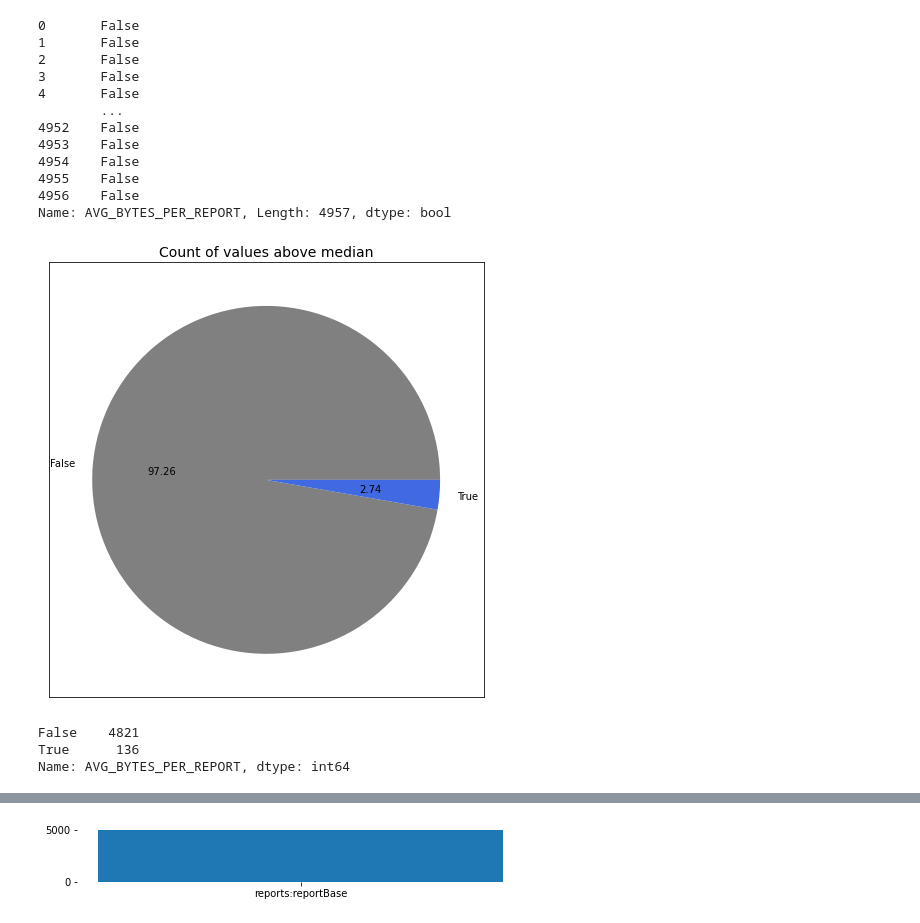
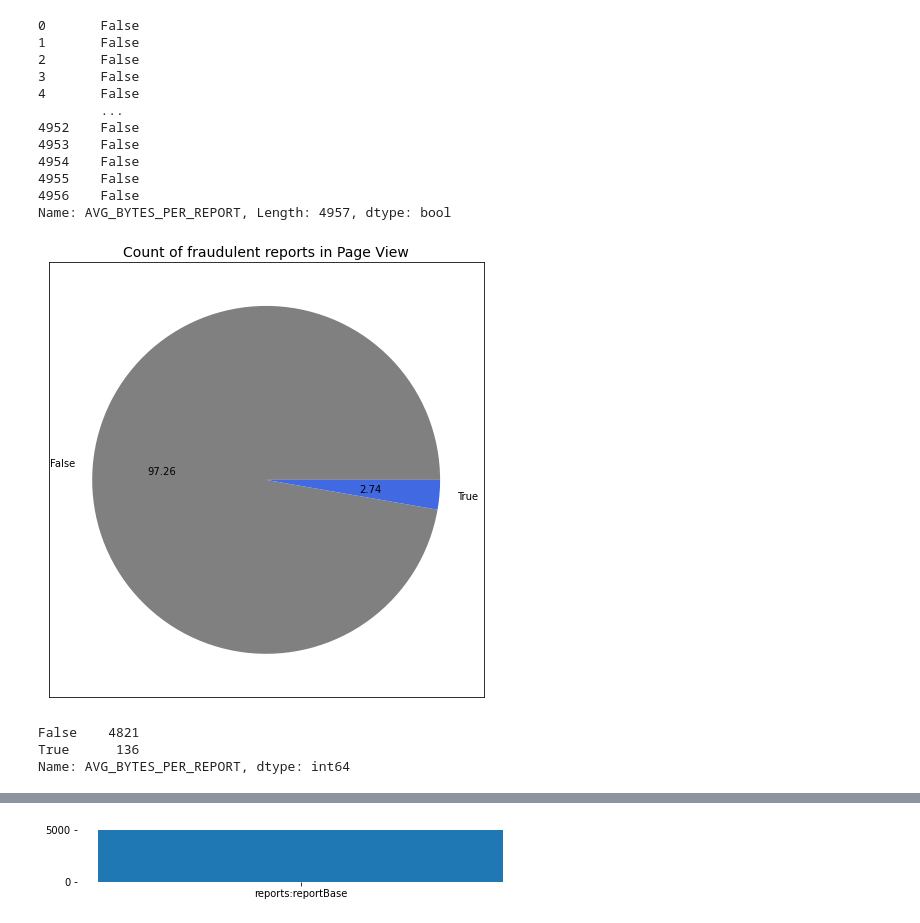
Before and after one commit to dell-splab/lightning-analysis, a Jupyter notebook: Deep analysis of AVERANGE_ROW_COUNT .ipynb, the cells around one changed output, grey strips where cells are left out. Saved outputs shown, nothing was run; the diff lists cells and outputs as text; code cells hidden in the pictures.

```diff
--- a/Deep analysis of AVERANGE_ROW_COUNT .ipynb
+++ b/Deep analysis of AVERANGE_ROW_COUNT .ipynb
@@ -394,7 +396,7 @@ Applying filter
 def filter_ars_by_mean_page_view(ars_value):
     return ars_value >= trashold_bytes_per_page_view
 # %%
-above_mean_page_view = valid_page_view_reports.AVG_BYTES_PER_REPORT.apply(filter_ars_by_mean_page_view)
+fr = valid_page_view_reports.AVG_BYTES_PER_REPORT.apply(filter_ars_by_mean_page_view)
 above_mean_page_view
 # %% [output]
 0       False
@@ -412,13 +414,13 @@ Name: AVG_BYTES_PER_REPORT, Length: 4957, dtype: bool
 # %%
 # Making a plot
 plt.figure(figsize=(8,8))
 plt.pie(above_mean_page_view.value_counts(), autopct="%.2f", labels=above_mean_page_view.unique(), colors=["grey", "royalblue"])
-plt.title('Count of values above median', fontsize=14)
+plt.title('Count of fraudulent reports in Page View', fontsize=14)
 plt.box(on=None)
 plt.show()
 above_mean_page_view.value_counts()
 # %% [output]
-[figure, old version]
+[figure, new version]
 False    4821
 True      136
 Name: AVG_BYTES_PER_REPORT, dtype: int64
```
Also changed, not shown: parts of 4 cells of this notebook.
